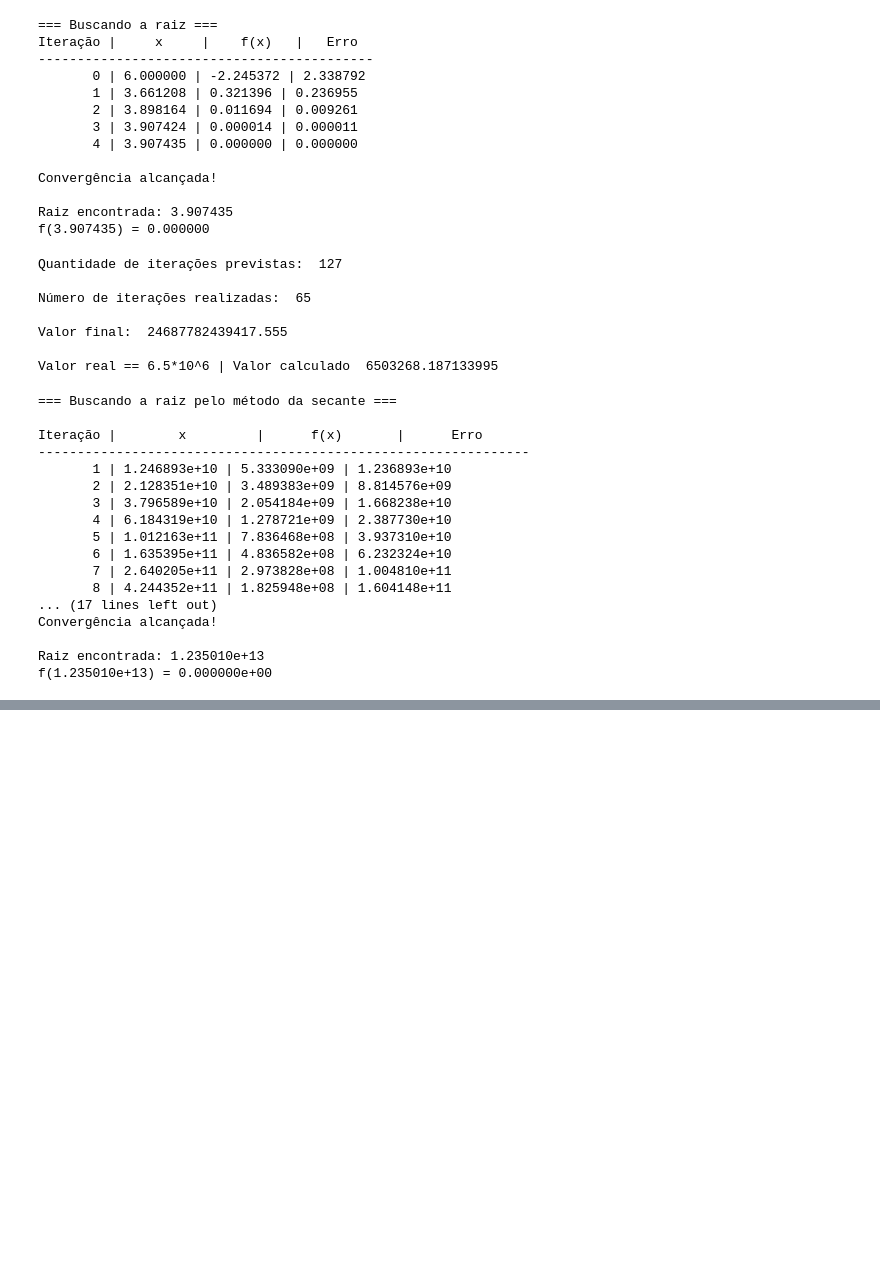
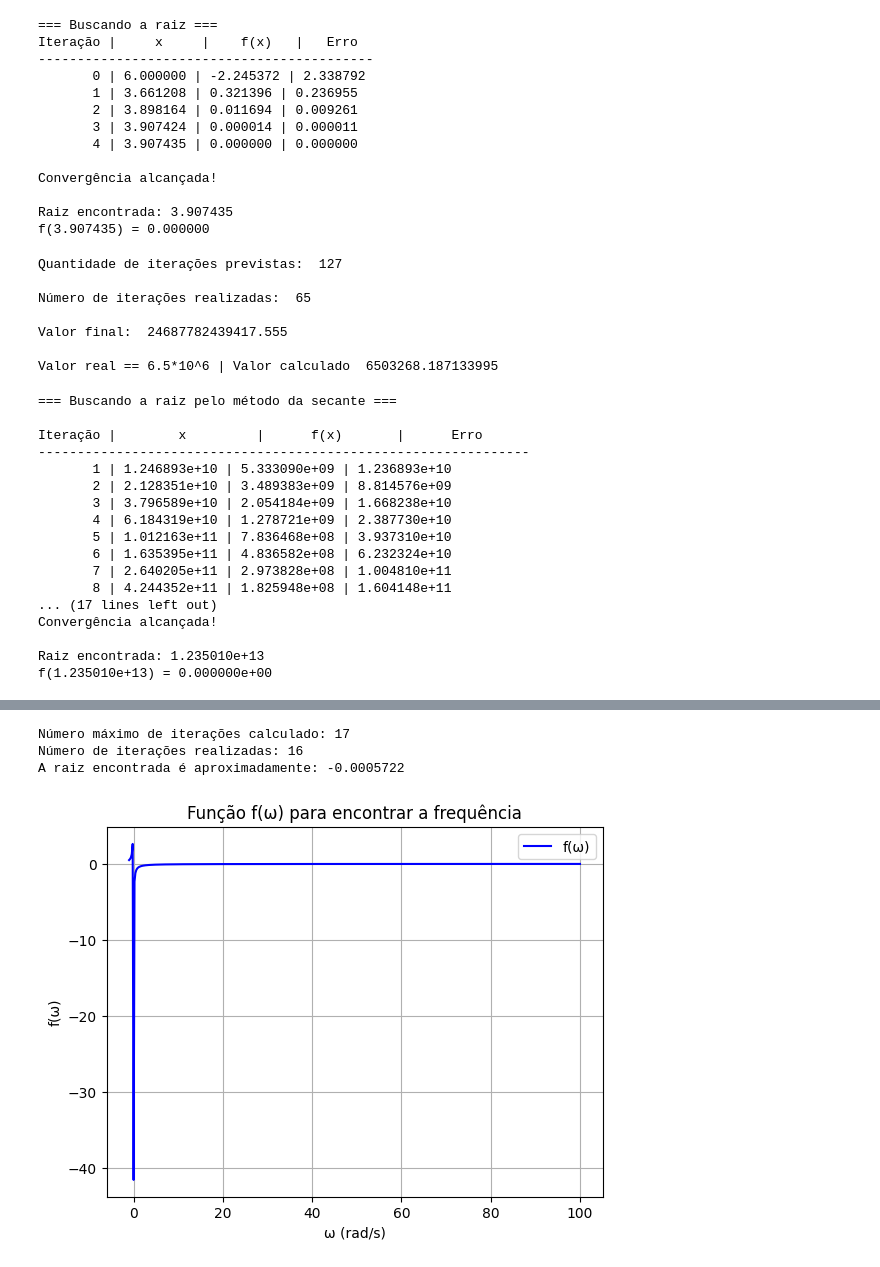
Before and after one commit to Lucas-Abrantes/computational_modeling, a Jupyter notebook: exercises/list_2/main.ipynb, the cells around one changed output, grey strips where cells are left out. Drawn from its saved outputs; the diff is of its cells as text; code cells hidden in the pictures; blank space fills up the shorter version.

```diff
--- a/exercises/list_2/main.ipynb
+++ b/exercises/list_2/main.ipynb
@@ -471,0 +561,76 @@ f(1.235010e+13) = 0.000000e+00
+# %%
+# QUESTÃO 8
+
+
+import matplotlib.pyplot as plt
+import numpy as np
+import math
+
+
+def bisection_method(func, a, b, tol):
+
+    fa = func(a)
+    fb = func(b)
+
+    # Verifica se a raiz está em um dos extremos
+    if abs(fa) < tol:
+        return a
+    if abs(fb) < tol:
+        return b
+
+    if fa * fb > 0:
+        print("O intervalo [a, b] deve conter uma raiz ou incluir o ponto onde a função é zero.")
+
+    # Calculando o número máximo de iterações k
+    k = math.ceil((math.log(b - a) - math.log(tol)) / math.log(2)) #piso
+    print(f"Número máximo de iterações calculado: {k}")
+
+    iter_count = 0
+    while (b - a) / 2 > tol and iter_count < k:
+        c = (a + b) / 2  # Ponto médio
+        fc = func(c)
+
+        if abs(fc) < tol:  # Encontrou a raiz exata ou suficientemente próxima
+            return c
+        elif fa * fc < 0:
+            b, fb = c, fc  # A raiz está no intervalo [a, c]
+        else:
+            a, fa = c, fc  # A raiz está no intervalo [c, b]
+
+        iter_count += 1
+
+
+    print(f"Número de iterações realizadas: {iter_count}")
+    return (a + b) / 2  # Aproximação da raiz
+
+def func(x):
+
+    return (1/R**2) + (x*C - 1/x*L) - 1/75
+
+a = -1  # Intervalo inferior
+b = 100  # Intervalo superior
+esp = 0.001  # Precisão
+R = 225  # Ohms
+C = 0.6e-6  # Farads
+L = 0.5  # Henrys
+
+# Chamando a função corretamente
+raiz = bisection_method(func, a, b, tol=esp)
+print(f"A raiz encontrada é aproximadamente: {raiz:.5}")
+
+x = np.linspace(a, b, 500)
+y = [func(xi) for xi in x]
+
+plt.figure()
+plt.plot(x, y, label="f(ω)", color="blue")
+plt.grid()
+plt.title("Função f(ω) para encontrar a frequência")
+plt.xlabel("ω (rad/s)")
+plt.ylabel("f(ω)")
+plt.legend()
+plt.show()
+# %% [output]
+Número máximo de iterações calculado: 17
+Número de iterações realizadas: 16
+A raiz encontrada é aproximadamente: -0.0005722
+[figure, added]
```
Also changed, not shown: parts of 1 cell of this notebook.
